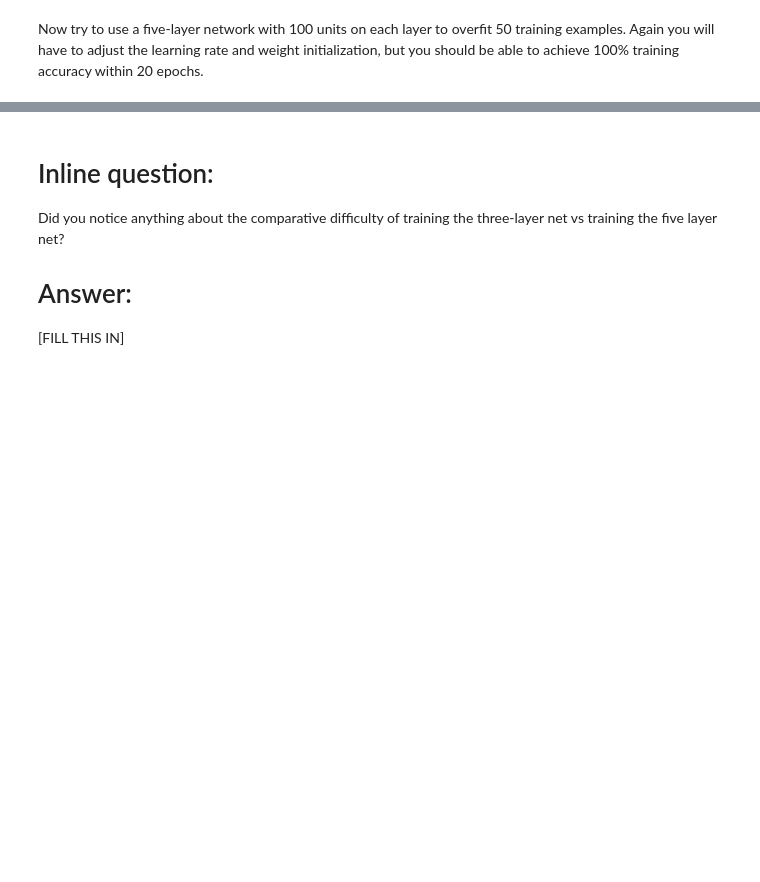
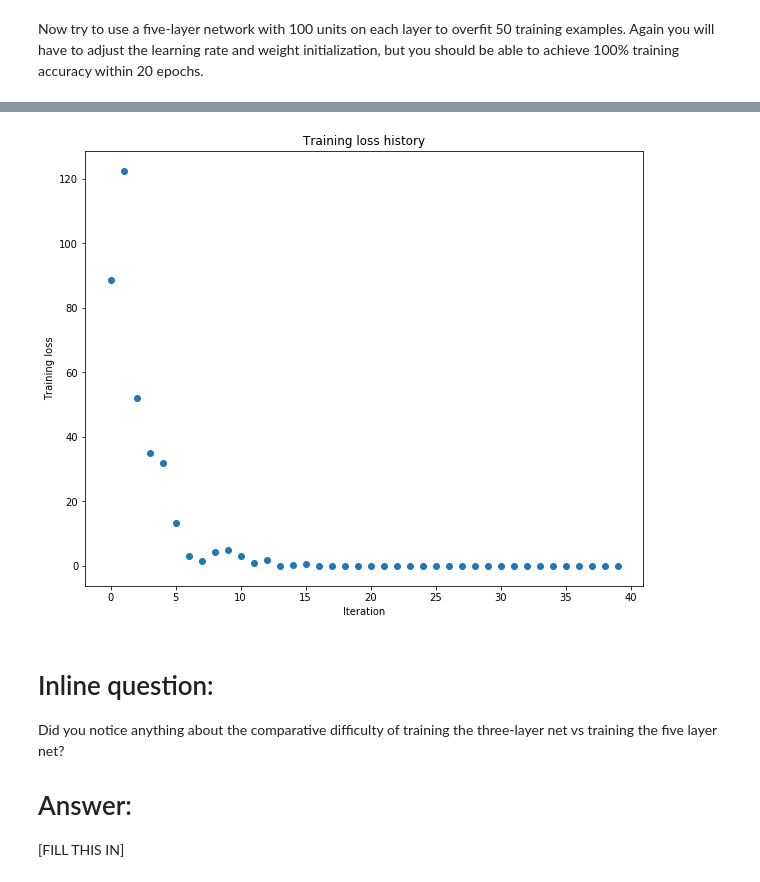
Before and after one commit to wordgod123/cs231n, a Jupyter notebook: assignment2/FullyConnectedNets.ipynb, the cells around one changed output, grey strips where cells are left out. Cells and saved outputs as stored; diff of their text form; code cells hidden in the pictures; blank space fills up the shorter version.

```diff
--- a/assignment2/FullyConnectedNets.ipynb
+++ b/assignment2/FullyConnectedNets.ipynb
@@ -418,7 +480,7 @@ small_data = {
 }
 
 learning_rate = 1e-3
-weight_scale = 1e-5
+weight_scale = 1e-1
 model = FullyConnectedNet([100, 100, 100, 100],
                 weight_scale=weight_scale, dtype=np.float64)
 solver = Solver(model, small_data,
@@ -435,3 +497,4 @@ plt.title('Training loss history')
 plt.xlabel('Iteration')
 plt.ylabel('Training loss')
 plt.show()
+# %% [output]
@@ -438,3 +518,4 @@ plt.show()
+[figure, added]
 # %% [markdown]
 # Inline question:
 Did you notice anything about the comparative difficulty of training the three-layer net vs training the five layer net?
```
Also changed, not shown: parts of 15 cells of this notebook, 3 other files.
